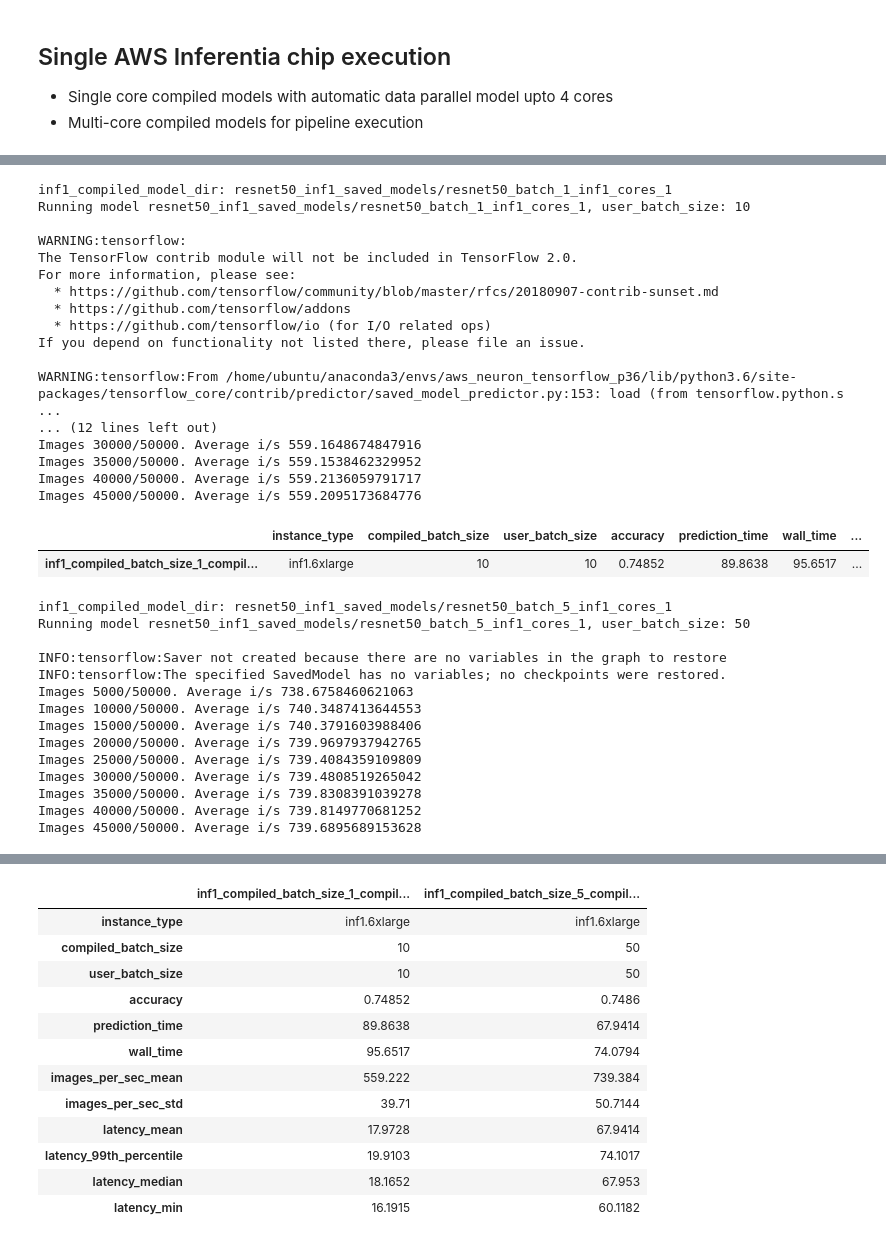
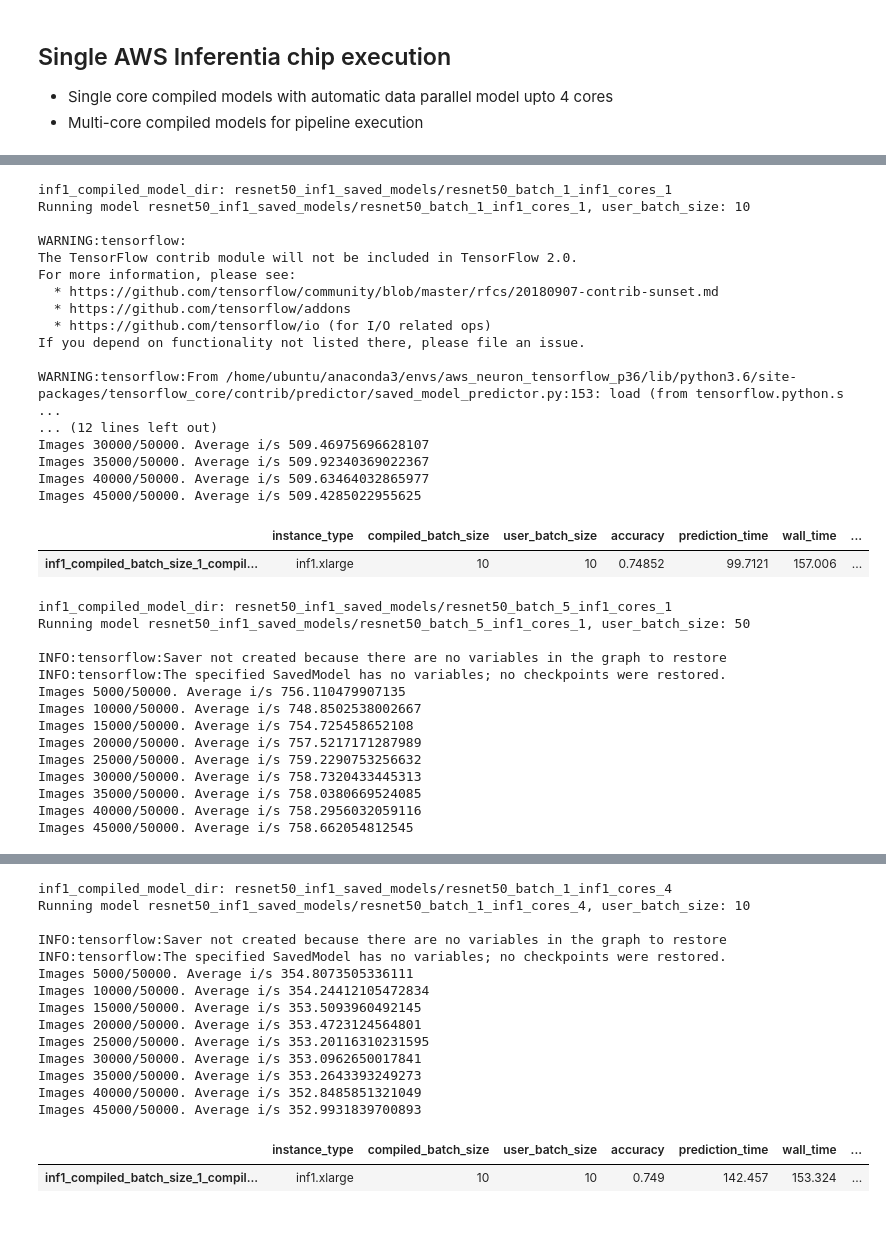
Before and after one commit to shashankprasanna/ai-accelerators-examples, a Jupyter notebook: inf1-neuron-sdk-resnet50.ipynb, the cells around one changed output, grey strips where cells are left out. Saved outputs shown, nothing was run; the diff lists cells and outputs as text; code cells hidden in the pictures.

```diff
--- a/inf1-neuron-sdk-resnet50.ipynb
+++ b/inf1-neuron-sdk-resnet50.ipynb
@@ -125,7 +136,7 @@ def get_dataset(batch_size, use_cache=False):
     files = tf.io.gfile.glob(os.path.join(data_dir))
     dataset = tf.data.TFRecordDataset(files)
 
-    dataset = dataset.map(map_func=val_preprocessing, num_parallel_calls=8)
+    dataset = dataset.map(map_func=val_preprocessing, num_parallel_calls=tf.data.experimental.AUTOTUNE)
     dataset = dataset.batch(batch_size=batch_size)
     dataset = dataset.prefetch(buffer_size=tf.data.experimental.AUTOTUNE)
     dataset = dataset.repeat(count=1)
@@ -255,7 +267,8 @@ True
 inf1_model_dir = 'resnet50_inf1_saved_models'
 
 compile_options = [{'batch_size': 1, 'num_cores': 1},
-                  {'batch_size': 5, 'num_cores': 1}]
+                  {'batch_size': 5, 'num_cores': 1},
+                  {'batch_size': 1, 'num_cores': 4}]
 
 iter_ds = pd.DataFrame()
 results = pd.DataFrame()
@@ -294,24 +307,24 @@ If you depend on functionality not listed there, please file an issue.
 
 WARNING:tensorflow:From /home/ubuntu/anaconda3/envs/aws_neuron_tensorflow_p36/lib/python3.6/site-packages/tensorflow_core/contrib/predictor/saved_model_predictor.py:153: load (from tensorflow.python.s ...
 ... (12 lines left out)
-Images 30000/50000. Average i/s 559.1648674847916
-Images 35000/50000. Average i/s 559.1538462329952
-Images 40000/50000. Average i/s 559.2136059791717
-Images 45000/50000. Average i/s 559.2095173684776
+Images 30000/50000. Average i/s 509.46975696628107
+Images 35000/50000. Average i/s 509.92340369022367
+Images 40000/50000. Average i/s 509.63464032865977
+Images 45000/50000. Average i/s 509.4285022955625
 |  | instance_type | compiled_batch_size | user_batch_size | accuracy | prediction_time | wall_time | ... |
-| inf1_compiled_batch_size_1_compil... | inf1.6xlarge | 10 | 10 | 0.74852 | 89.8638 | 95.6517 | ... |
+| inf1_compiled_batch_size_1_compil... | inf1.xlarge | 10 | 10 | 0.74852 | 99.7121 | 157.006 | ... |
 inf1_compiled_model_dir: resnet50_inf1_saved_models/resnet50_batch_5_inf1_cores_1
 Running model resnet50_inf1_saved_models/resnet50_batch_5_inf1_cores_1, user_batch_size: 50
 
 INFO:tensorflow:Saver not created because there are no variables in the graph to restore
 INFO:tensorflow:The specified SavedModel has no variables; no checkpoints were restored.
-Images 5000/50000. Average i/s 738.6758460621063
-Images 10000/50000. Average i/s 740.3487413644553
-Images 15000/50000. Average i/s 740.3791603988406
-Images 20000/50000. Average i/s 739.9697937942765
-Images 25000/50000. Average i/s 739.4084359109809
-Images 30000/50000. Average i/s 739.4808519265042
-Images 35000/50000. Average i/s 739.8308391039278
-Images 40000/50000. Average i/s 739.8149770681252
-Images 45000/50000. Average i/s 739.6895689153628
+Images 5000/50000. Average i/s 756.110479907135
+Images 10000/50000. Average i/s 748.8502538002667
+Images 15000/50000. Average i/s 754.725458652108
+Images 20000/50000. Average i/s 757.5217171287989
+Images 25000/50000. Average i/s 759.2290753256632
+Images 30000/50000. Average i/s 758.7320433445313
+Images 35000/50000. Average i/s 758.0380669524085
+Images 40000/50000. Average i/s 758.2956032059116
+Images 45000/50000. Average i/s 758.662054812545
 |  | instance_type | compiled_batch_size | user_batch_size | accuracy | prediction_time | wall_time | ... |
@@ -319,13 +332,16 @@ Images 45000/50000. Average i/s 739.6895689153628
+inf1_compiled_model_dir: resnet50_inf1_saved_models/resnet50_batch_1_inf1_cores_4
+Running model resnet50_inf1_saved_models/resnet50_batch_1_inf1_cores_4, user_batch_size: 10
+
+INFO:tensorflow:Saver not created because there are no variables in the graph to restore
+INFO:tensorflow:The specified SavedModel has no variables; no checkpoints were restored.
+Images 5000/50000. Average i/s 354.8073505336111
+Images 10000/50000. Average i/s 354.24412105472834
+Images 15000/50000. Average i/s 353.5093960492145
+Images 20000/50000. Average i/s 353.4723124564801
+Images 25000/50000. Average i/s 353.20116310231595
+Images 30000/50000. Average i/s 353.0962650017841
+Images 35000/50000. Average i/s 353.2643393249273
+Images 40000/50000. Average i/s 352.8485851321049
+Images 45000/50000. Average i/s 352.9931839700893
-|  | inf1_compiled_batch_size_1_compil... | inf1_compiled_batch_size_5_compil... |
-| instance_type | inf1.6xlarge | inf1.6xlarge |
-| compiled_batch_size | 10 | 50 |
-| user_batch_size | 10 | 50 |
-| accuracy | 0.74852 | 0.7486 |
-| prediction_time | 89.8638 | 67.9414 |
-| wall_time | 95.6517 | 74.0794 |
-| images_per_sec_mean | 559.222 | 739.384 |
-| images_per_sec_std | 39.71 | 50.7144 |
-| latency_mean | 17.9728 | 67.9414 |
-| latency_99th_percentile | 19.9103 | 74.1017 |
-| latency_median | 18.1652 | 67.953 |
-| latency_min | 16.1915 | 60.1182 |
+|  | instance_type | compiled_batch_size | user_batch_size | accuracy | prediction_time | wall_time | ... |
+| inf1_compiled_batch_size_1_compil... | inf1.xlarge | 10 | 10 | 0.749 | 142.457 | 153.324 | ... |
```
Also changed, not shown: parts of 6 cells of this notebook.
